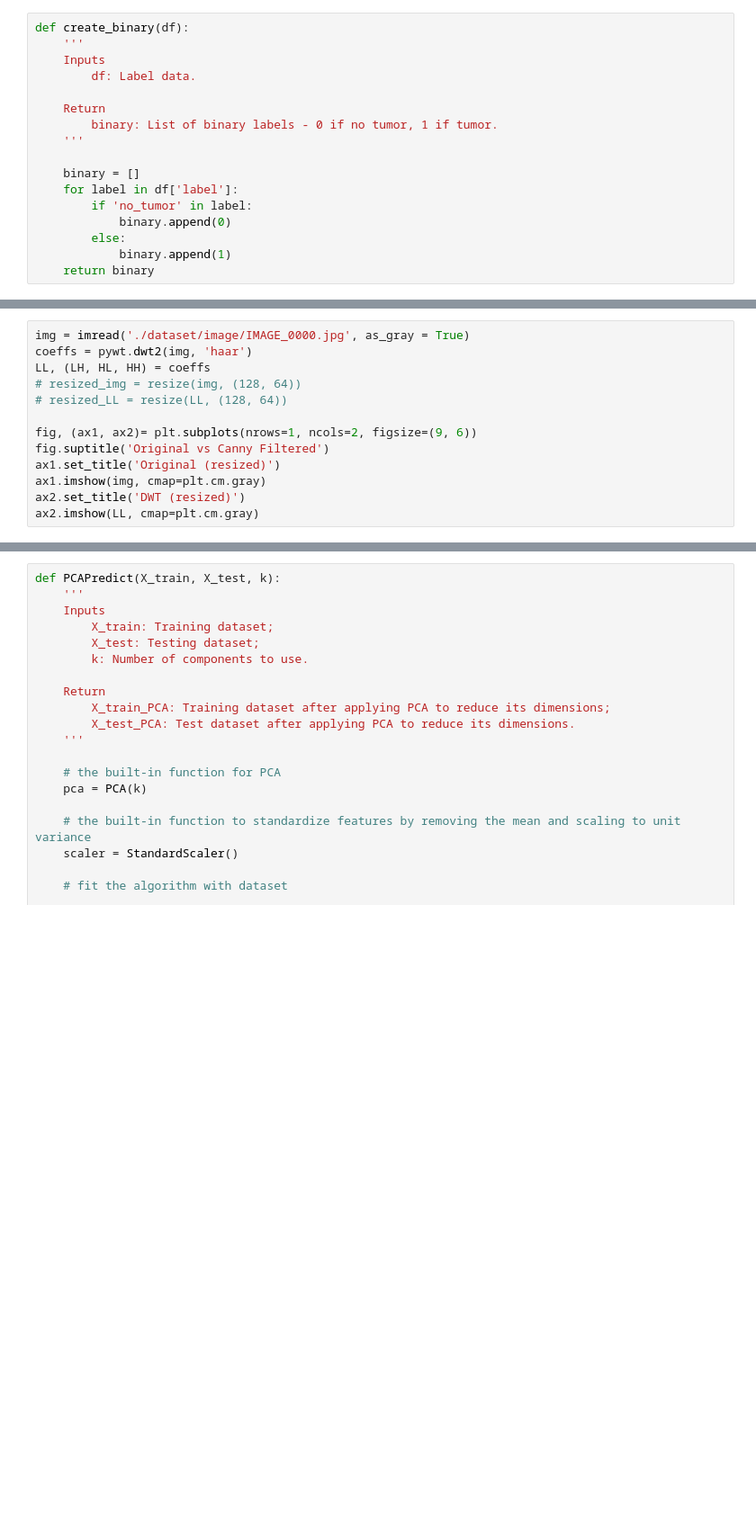
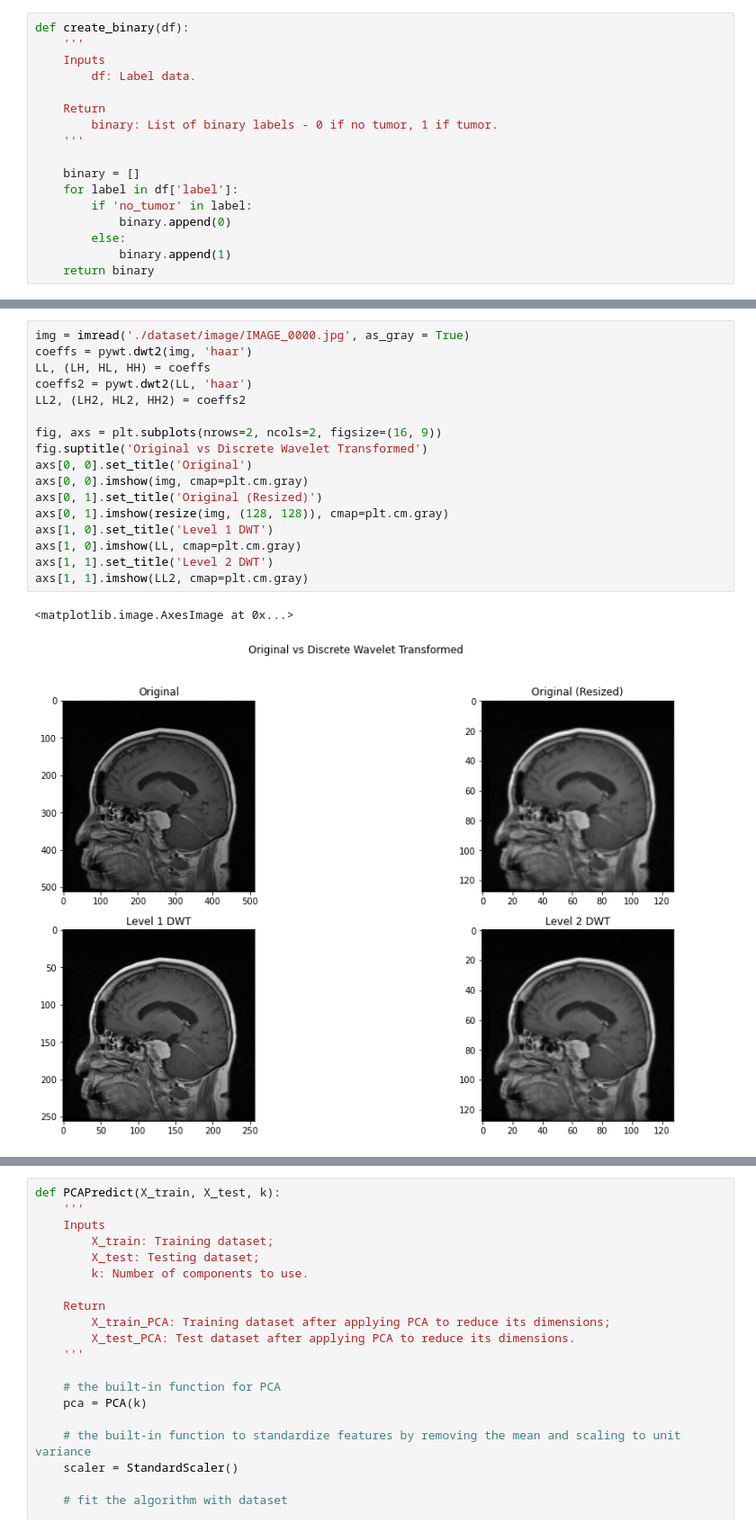
Before and after one commit to tanpinray/AMLS_22-21_SN18100138, a Jupyter notebook: Task_A.ipynb, the cells around one changed output, grey strips where cells are left out. Shown at 90% size. Saved outputs shown, nothing was run; the diff lists cells and outputs as text; blank space fills up the shorter version.

```diff
--- a/Task_A.ipynb
+++ b/Task_A.ipynb
@@ -196,16 +239,23 @@ else:
 # %%
 img = imread('./dataset/image/IMAGE_0000.jpg', as_gray = True)
 coeffs = pywt.dwt2(img, 'haar')
 LL, (LH, HL, HH) = coeffs
-# resized_img = resize(img, (128, 64))
-# resized_LL = resize(LL, (128, 64))
+coeffs2 = pywt.dwt2(LL, 'haar')
+LL2, (LH2, HL2, HH2) = coeffs2
 
-fig, (ax1, ax2)= plt.subplots(nrows=1, ncols=2, figsize=(9, 6))
-fig.suptitle('Original vs Canny Filtered')
-ax1.set_title('Original (resized)')
-ax1.imshow(img, cmap=plt.cm.gray)
-ax2.set_title('DWT (resized)')
-ax2.imshow(LL, cmap=plt.cm.gray)
+fig, axs = plt.subplots(nrows=2, ncols=2, figsize=(16, 9))
+fig.suptitle('Original vs Discrete Wavelet Transformed')
+axs[0, 0].set_title('Original')
+axs[0, 0].imshow(img, cmap=plt.cm.gray)
+axs[0, 1].set_title('Original (Resized)')
+axs[0, 1].imshow(resize(img, (128, 128)), cmap=plt.cm.gray)
+axs[1, 0].set_title('Level 1 DWT')
+axs[1, 0].imshow(LL, cmap=plt.cm.gray)
+axs[1, 1].set_title('Level 2 DWT')
+axs[1, 1].imshow(LL2, cmap=plt.cm.gray)
+# %% [output]
+<matplotlib.image.AxesImage at 0x...>
+[figure, added]
 # %%
 img = imread('./dataset/image/IMAGE_0000.jpg', as_gray = True)
 coeffs = pywt.dwt2(img, 'haar')
```
Also changed, not shown: parts of 15 cells of this notebook.
